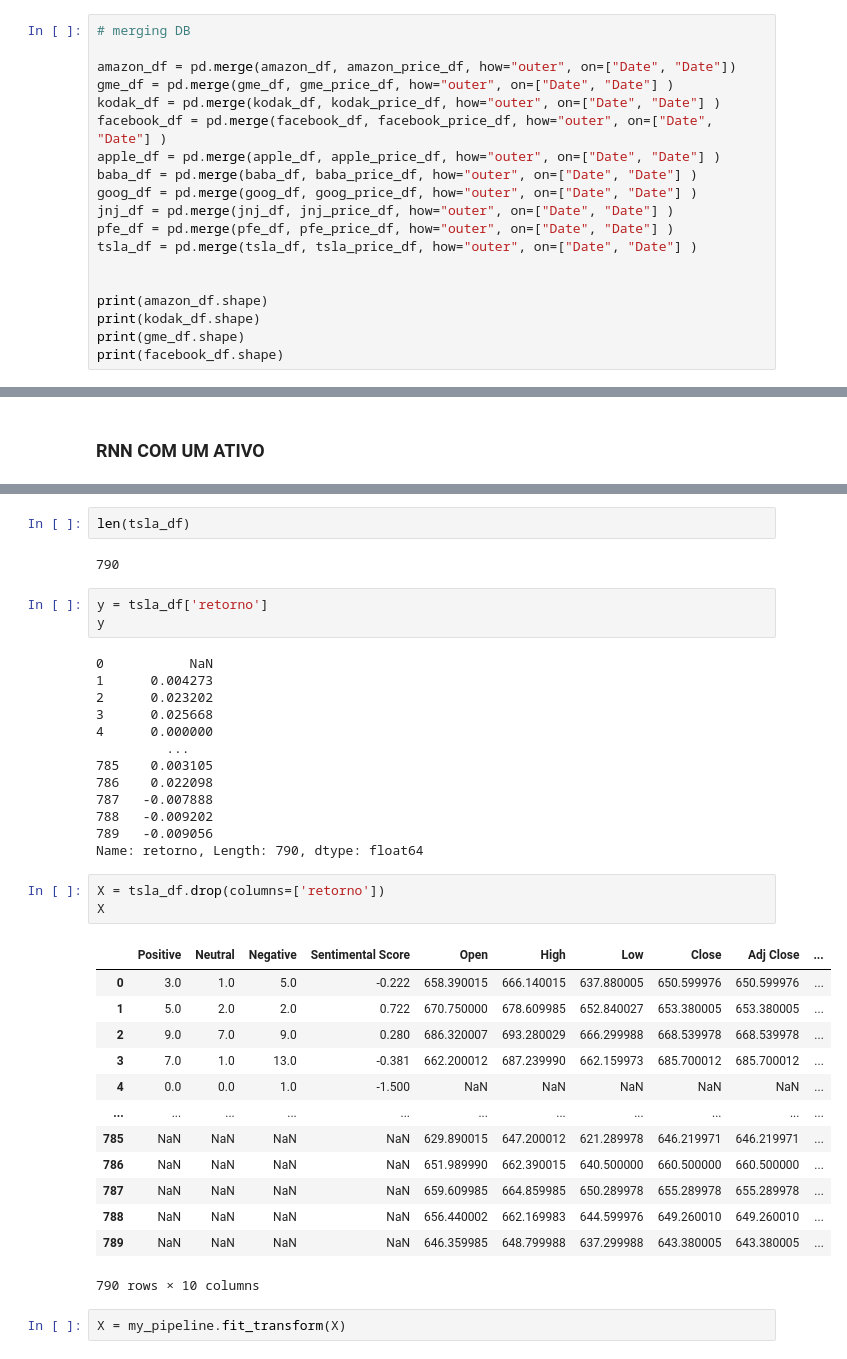
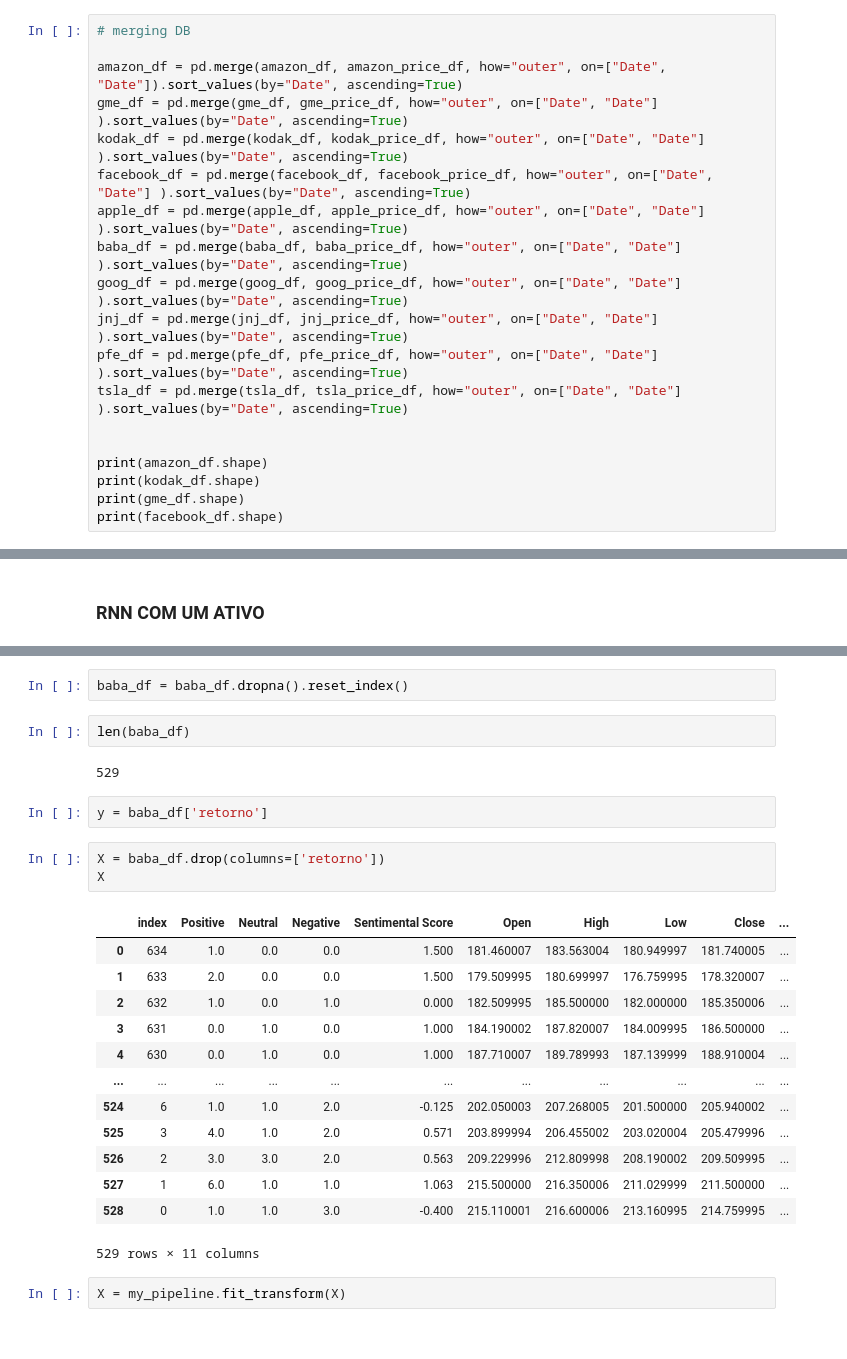
Before and after one commit to netoconcon/next_trend, a Jupyter notebook: notebooks/tanise_nuts_nuts-rnn_com_imputer-Copy1.ipynb, the cells around one changed output, grey strips where cells are left out. Cells and saved outputs as stored; diff of their text form.

```diff
--- a/notebooks/tanise_nuts_nuts-rnn_com_imputer-Copy1.ipynb
+++ b/notebooks/tanise_nuts_nuts-rnn_com_imputer-Copy1.ipynb
@@ -59,16 +59,16 @@ tsla_price_df = pd.read_csv('price/TSLA.csv')
 # %%
 # merging DB
 
-amazon_df = pd.merge(amazon_df, amazon_price_df, how="outer", on=["Date", "Date"])
-gme_df = pd.merge(gme_df, gme_price_df, how="outer", on=["Date", "Date"] )
-kodak_df = pd.merge(kodak_df, kodak_price_df, how="outer", on=["Date", "Date"] )
-facebook_df = pd.merge(facebook_df, facebook_price_df, how="outer", on=["Date", "Date"] )
-apple_df = pd.merge(apple_df, apple_price_df, how="outer", on=["Date", "Date"] )
-baba_df = pd.merge(baba_df, baba_price_df, how="outer", on=["Date", "Date"] )
-goog_df = pd.merge(goog_df, goog_price_df, how="outer", on=["Date", "Date"] )
-jnj_df = pd.merge(jnj_df, jnj_price_df, how="outer", on=["Date", "Date"] )
-pfe_df = pd.merge(pfe_df, pfe_price_df, how="outer", on=["Date", "Date"] )
-tsla_df = pd.merge(tsla_df, tsla_price_df, how="outer", on=["Date", "Date"] )
+amazon_df = pd.merge(amazon_df, amazon_price_df, how="outer", on=["Date", "Date"]).sort_values(by="Date", ascending=True)
+gme_df = pd.merge(gme_df, gme_price_df, how="outer", on=["Date", "Date"] ).sort_values(by="Date", ascending=True)
+kodak_df = pd.merge(kodak_df, kodak_price_df, how="outer", on=["Date", "Date"] ).sort_values(by="Date", ascending=True)
+facebook_df = pd.merge(facebook_df, facebook_price_df, how="outer", on=["Date", "Date"] ).sort_values(by="Date", ascending=True)
+apple_df = pd.merge(apple_df, apple_price_df, how="outer", on=["Date", "Date"] ).sort_values(by="Date", ascending=True)
+baba_df = pd.merge(baba_df, baba_price_df, how="outer", on=["Date", "Date"] ).sort_values(by="Date", ascending=True)
+goog_df = pd.merge(goog_df, goog_price_df, how="outer", on=["Date", "Date"] ).sort_values(by="Date", ascending=True)
+jnj_df = pd.merge(jnj_df, jnj_price_df, how="outer", on=["Date", "Date"] ).sort_values(by="Date", ascending=True)
+pfe_df = pd.merge(pfe_df, pfe_price_df, how="outer", on=["Date", "Date"] ).sort_values(by="Date", ascending=True)
+tsla_df = pd.merge(tsla_df, tsla_price_df, how="outer", on=["Date", "Date"] ).sort_values(by="Date", ascending=True)
 
 
 print(amazon_df.shape)
@@ -170,40 +156,28 @@ tsla_df
+# %%
+baba_df = baba_df.dropna().reset_index()
 # %%
-len(tsla_df)
+len(baba_df)
 # %% [output]
-790
+529
 # %%
-y = tsla_df['retorno']
-y
+y = baba_df['retorno']
-# %% [output]
-0           NaN
-1      0.004273
-2      0.023202
-3      0.025668
-4      0.000000
-         ...
-785    0.003105
-786    0.022098
-787   -0.007888
-788   -0.009202
-789   -0.009056
-Name: retorno, Length: 790, dtype: float64
 # %%
-X = tsla_df.drop(columns=['retorno'])
+X = baba_df.drop(columns=['retorno'])
 X
 # %% [output]
-|  | Positive | Neutral | Negative | Sentimental Score | Open | High | Low | Close | Adj Close | ... |
-| 0 | 3.0 | 1.0 | 5.0 | -0.222 | 658.390015 | 666.140015 | 637.880005 | 650.599976 | 650.599976 | ... |
-| 1 | 5.0 | 2.0 | 2.0 | 0.722 | 670.750000 | 678.609985 | 652.840027 | 653.380005 | 653.380005 | ... |
-| 2 | 9.0 | 7.0 | 9.0 | 0.280 | 686.320007 | 693.280029 | 666.299988 | 668.539978 | 668.539978 | ... |
-| 3 | 7.0 | 1.0 | 13.0 | -0.381 | 662.200012 | 687.239990 | 662.159973 | 685.700012 | 685.700012 | ... |
-| 4 | 0.0 | 0.0 | 1.0 | -1.500 | NaN | NaN | NaN | NaN | NaN | ... |
+|  | index | Positive | Neutral | Negative | Sentimental Score | Open | High | Low | Close | ... |
+| 0 | 634 | 1.0 | 0.0 | 0.0 | 1.500 | 181.460007 | 183.563004 | 180.949997 | 181.740005 | ... |
+| 1 | 633 | 2.0 | 0.0 | 0.0 | 1.500 | 179.509995 | 180.699997 | 176.759995 | 178.320007 | ... |
+| 2 | 632 | 1.0 | 0.0 | 1.0 | 0.000 | 182.509995 | 185.500000 | 182.000000 | 185.350006 | ... |
+| 3 | 631 | 0.0 | 1.0 | 0.0 | 1.000 | 184.190002 | 187.820007 | 184.009995 | 186.500000 | ... |
+| 4 | 630 | 0.0 | 1.0 | 0.0 | 1.000 | 187.710007 | 189.789993 | 187.139999 | 188.910004 | ... |
 | ... | ... | ... | ... | ... | ... | ... | ... | ... | ... | ... |
-| 785 | NaN | NaN | NaN | NaN | 629.890015 | 647.200012 | 621.289978 | 646.219971 | 646.219971 | ... |
-| 786 | NaN | NaN | NaN | NaN | 651.989990 | 662.390015 | 640.500000 | 660.500000 | 660.500000 | ... |
-| 787 | NaN | NaN | NaN | NaN | 659.609985 | 664.859985 | 650.289978 | 655.289978 | 655.289978 | ... |
-| 788 | NaN | NaN | NaN | NaN | 656.440002 | 662.169983 | 644.599976 | 649.260010 | 649.260010 | ... |
-| 789 | NaN | NaN | NaN | NaN | 646.359985 | 648.799988 | 637.299988 | 643.380005 | 643.380005 | ... |
+| 524 | 6 | 1.0 | 1.0 | 2.0 | -0.125 | 202.050003 | 207.268005 | 201.500000 | 205.940002 | ... |
+| 525 | 3 | 4.0 | 1.0 | 2.0 | 0.571 | 203.899994 | 206.455002 | 203.020004 | 205.479996 | ... |
+| 526 | 2 | 3.0 | 3.0 | 2.0 | 0.563 | 209.229996 | 212.809998 | 208.190002 | 209.509995 | ... |
+| 527 | 1 | 6.0 | 1.0 | 1.0 | 1.063 | 215.500000 | 216.350006 | 211.029999 | 211.500000 | ... |
+| 528 | 0 | 1.0 | 1.0 | 3.0 | -0.400 | 215.110001 | 216.600006 | 213.160995 | 214.759995 | ... |
-790 rows × 10 columns
+529 rows × 11 columns
 # %%
 X = my_pipeline.fit_transform(X)
 # %%
```
Also changed, not shown: parts of 30 cells of this notebook, 1 other file.
